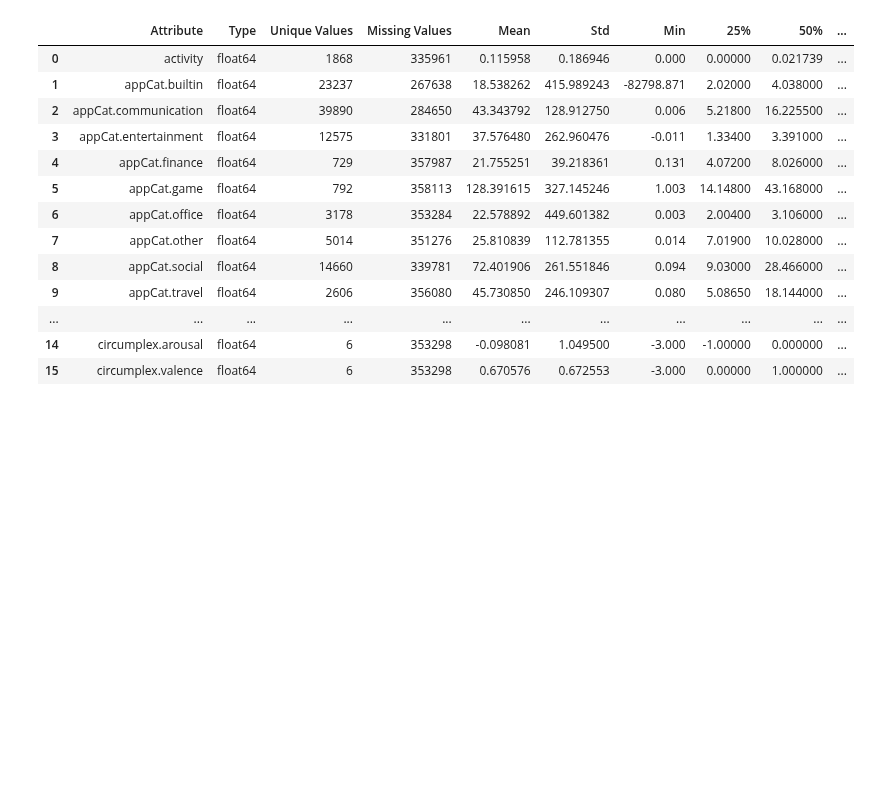
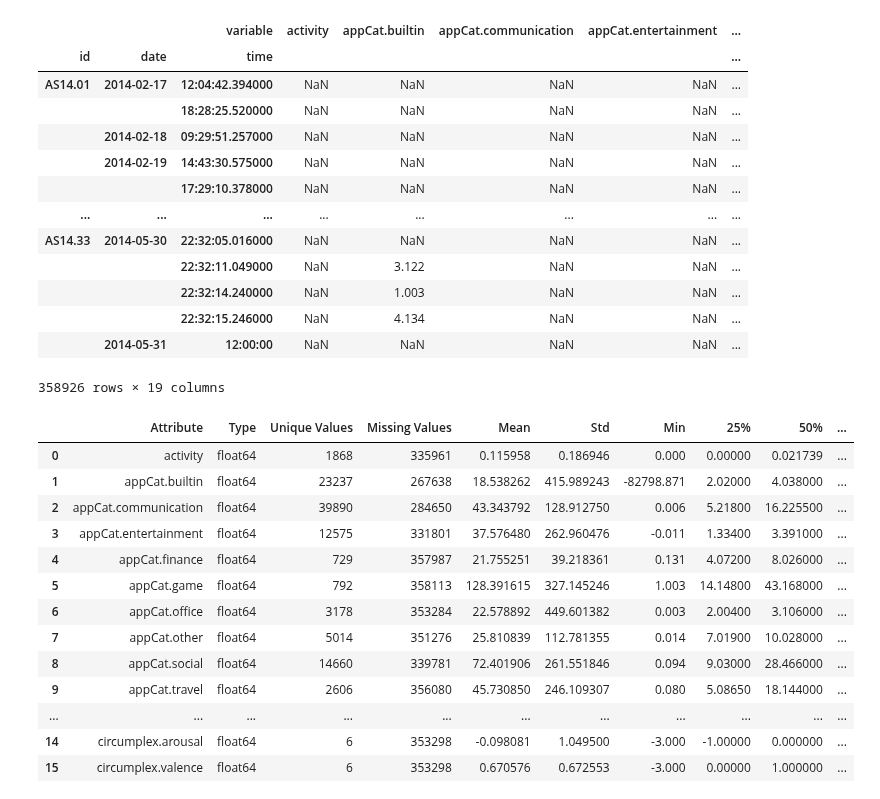
Before and after one commit to QST23/course_dmt, a Jupyter notebook: ass1/data_preparation.ipynb, the cells around one changed output. Cells and saved outputs as stored; diff of their text form; code cells hidden in the pictures; blank space fills up the shorter version.

```diff
--- a/ass1/data_preparation.ipynb
+++ b/ass1/data_preparation.ipynb
@@ -1,20 +1,36 @@
 # %%
 import pandas as pd
 import numpy as np
 import matplotlib.pyplot as plt
 import seaborn as sns
 
 # Read in the data
 df = pd.read_csv('dataset_mood_smartphone-2.csv')
 
 #split date and time
 df['date'] = pd.to_datetime(df['time']).dt.date
 df['time'] = pd.to_datetime(df['time']).dt.time
 
 grouped_df = df.groupby(['id', 'date', 'time', 'variable']).sum().reset_index()
 
 #create dataframe of values per id per date per time
 df = grouped_df.pivot_table(index=['id', 'date', 'time'], columns='variable', values='value')
+df
+# %% [output]
+|  |  | variable | activity | appCat.builtin | appCat.communication | appCat.entertainment | ... |
+| id | date | time |  |  |  |  | ... |
+| AS14.01 | 2014-02-17 | 12:04:42.394000 | NaN | NaN | NaN | NaN | ... |
+|  |  | 18:28:25.520000 | NaN | NaN | NaN | NaN | ... |
+|  | 2014-02-18 | 09:29:51.257000 | NaN | NaN | NaN | NaN | ... |
+|  | 2014-02-19 | 14:43:30.575000 | NaN | NaN | NaN | NaN | ... |
+|  |  | 17:29:10.378000 | NaN | NaN | NaN | NaN | ... |
+| ... | ... | ... | ... | ... | ... | ... | ... |
+| AS14.33 | 2014-05-30 | 22:32:05.016000 | NaN | NaN | NaN | NaN | ... |
+|  |  | 22:32:11.049000 | NaN | 3.122 | NaN | NaN | ... |
+|  |  | 22:32:14.240000 | NaN | 1.003 | NaN | NaN | ... |
+|  |  | 22:32:15.246000 | NaN | 4.134 | NaN | NaN | ... |
+|  | 2014-05-31 | 12:00:00 | NaN | NaN | NaN | NaN | ... |
+358926 rows × 19 columns
 # %%
 #create dataframe with properties of data
 df_properties = pd.DataFrame(columns=['Attribute', 'Type', 'Unique Values', 'Missing Values', 'Mean', 'Std', 'Min', '25%', '50%', '75%', 'Max'])
```
Also changed, not shown: parts of 1 cell of this notebook, 1 other file.
